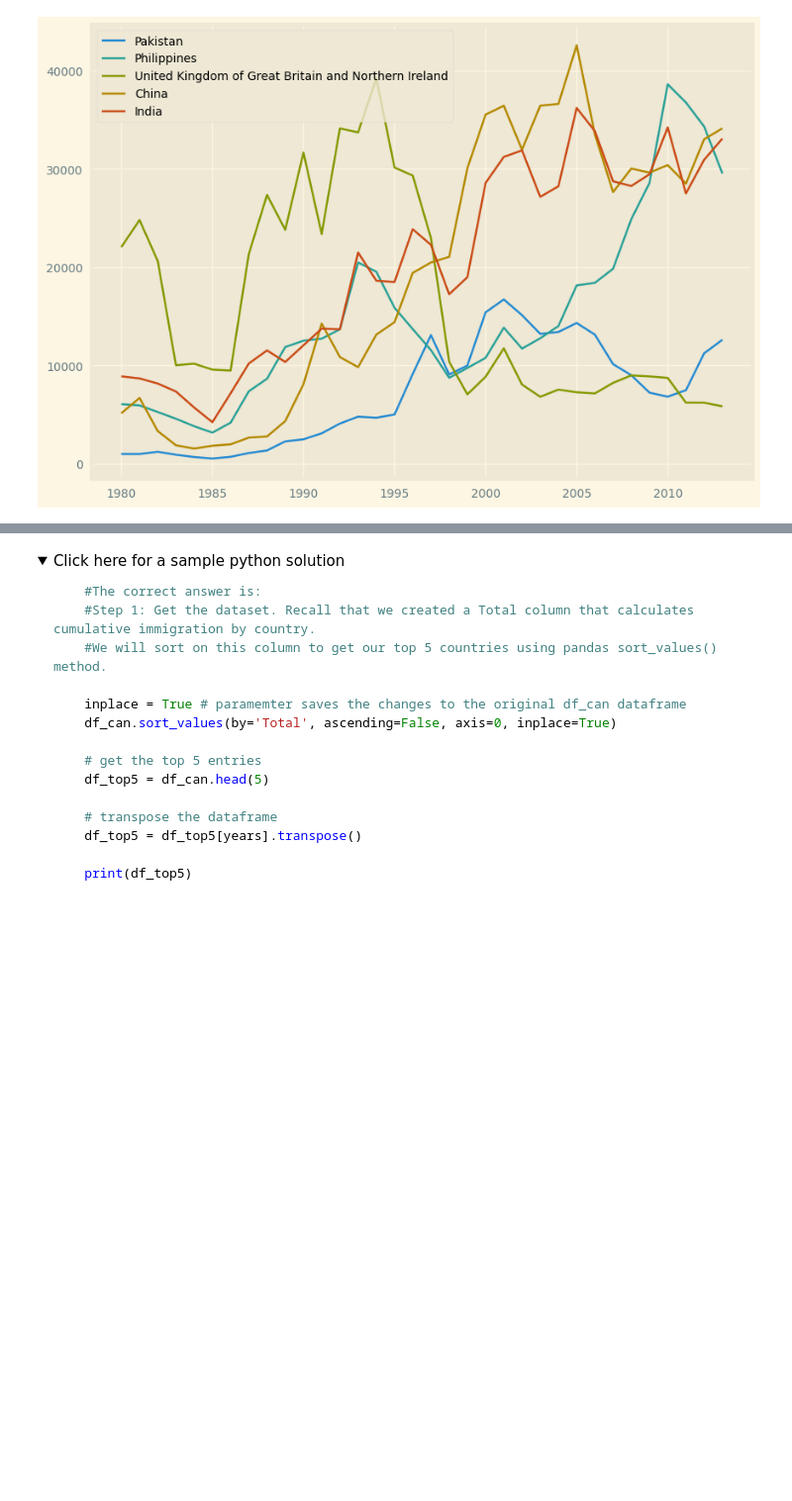
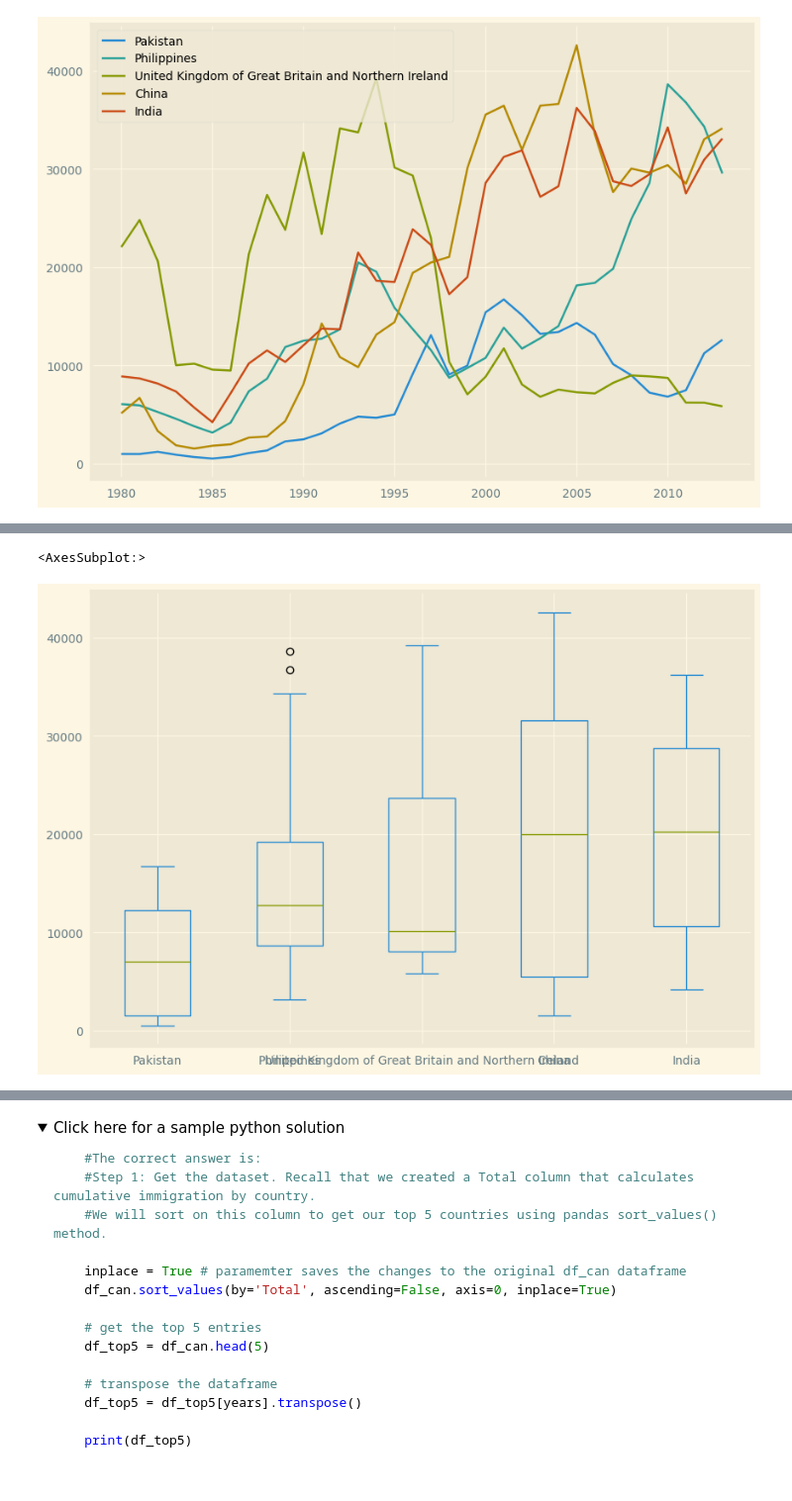
Before and after one commit to JohelPires/ibm, a Jupyter notebook: data viz/DV0101EN-Exercise-Introduction-to-Matplotlib-and-Line-Plots.ipynb, the cells around one changed output, grey strips where cells are left out. Shown at 99% size. Cells and saved outputs as stored; diff of their text form; code cells hidden in the pictures; folded sections open; blank space fills up the shorter version.

```diff
--- a/data viz/DV0101EN-Exercise-Introduction-to-Matplotlib-and-Line-Plots.ipynb
+++ b/data viz/DV0101EN-Exercise-Introduction-to-Matplotlib-and-Line-Plots.ipynb
@@ -785,0 +802,5 @@ df_can.loc[topfive, years].transpose().plot()
+# %%
+dftopfive.plot(kind='box')
+# %% [output]
+<AxesSubplot:>
+[figure, added]
```
Also changed, not shown: parts of 9 cells of this notebook, 3 other files.
